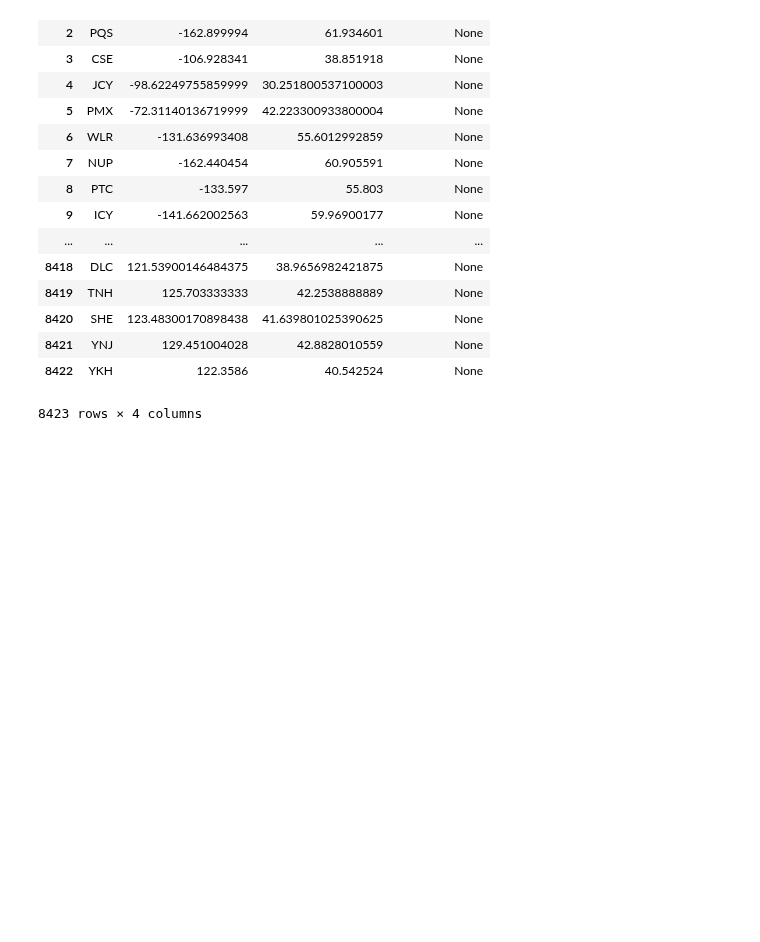
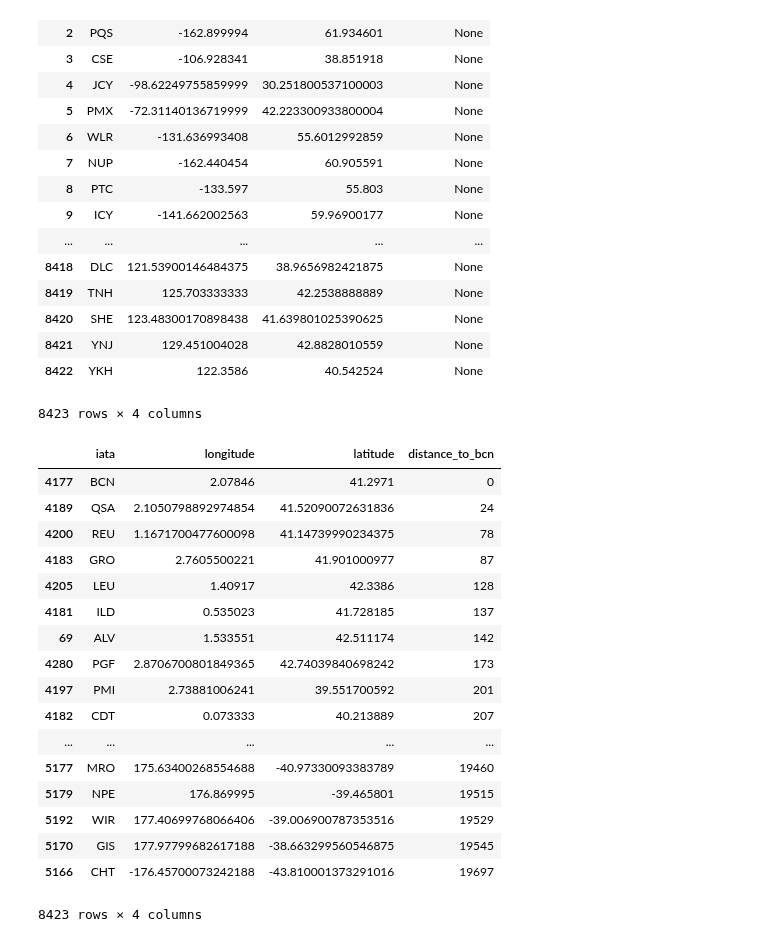
Before and after one commit to pausampietro/data-thiefs-project, a Jupyter notebook: distance_calculation.ipynb, the cells around one changed output. Cells and saved outputs as stored; diff of their text form; code cells hidden in the pictures; blank space fills up the shorter version.

```diff
--- a/distance_calculation.ipynb
+++ b/distance_calculation.ipynb
@@ -93,3 +93,24 @@ airport_iata
 8423 rows × 4 columns
 # %%
 airport_iata['distance_to_bcn'] = airport_iata.apply(lambda x: get_distance(41.297445,2.0832941,x['latitude'],x['longitude']), axis=1)
+# %%
+airport_iata.sort_values(by='distance_to_bcn')
+# %% [output]
+|  | iata | longitude | latitude | distance_to_bcn |
+| 4177 | BCN | 2.07846 | 41.2971 | 0 |
+| 4189 | QSA | 2.1050798892974854 | 41.52090072631836 | 24 |
+| 4200 | REU | 1.1671700477600098 | 41.14739990234375 | 78 |
+| 4183 | GRO | 2.7605500221 | 41.901000977 | 87 |
+| 4205 | LEU | 1.40917 | 42.3386 | 128 |
+| 4181 | ILD | 0.535023 | 41.728185 | 137 |
+| 69 | ALV | 1.533551 | 42.511174 | 142 |
+| 4280 | PGF | 2.8706700801849365 | 42.74039840698242 | 173 |
+| 4197 | PMI | 2.73881006241 | 39.551700592 | 201 |
+| 4182 | CDT | 0.073333 | 40.213889 | 207 |
+| ... | ... | ... | ... | ... |
+| 5177 | MRO | 175.63400268554688 | -40.97330093383789 | 19460 |
+| 5179 | NPE | 176.869995 | -39.465801 | 19515 |
+| 5192 | WIR | 177.40699768066406 | -39.006900787353516 | 19529 |
+| 5170 | GIS | 177.97799682617188 | -38.663299560546875 | 19545 |
+| 5166 | CHT | -176.45700073242188 | -43.810001373291016 | 19697 |
+8423 rows × 4 columns
```
Also changed, not shown: parts of 7 cells of this notebook, 1 other file.
